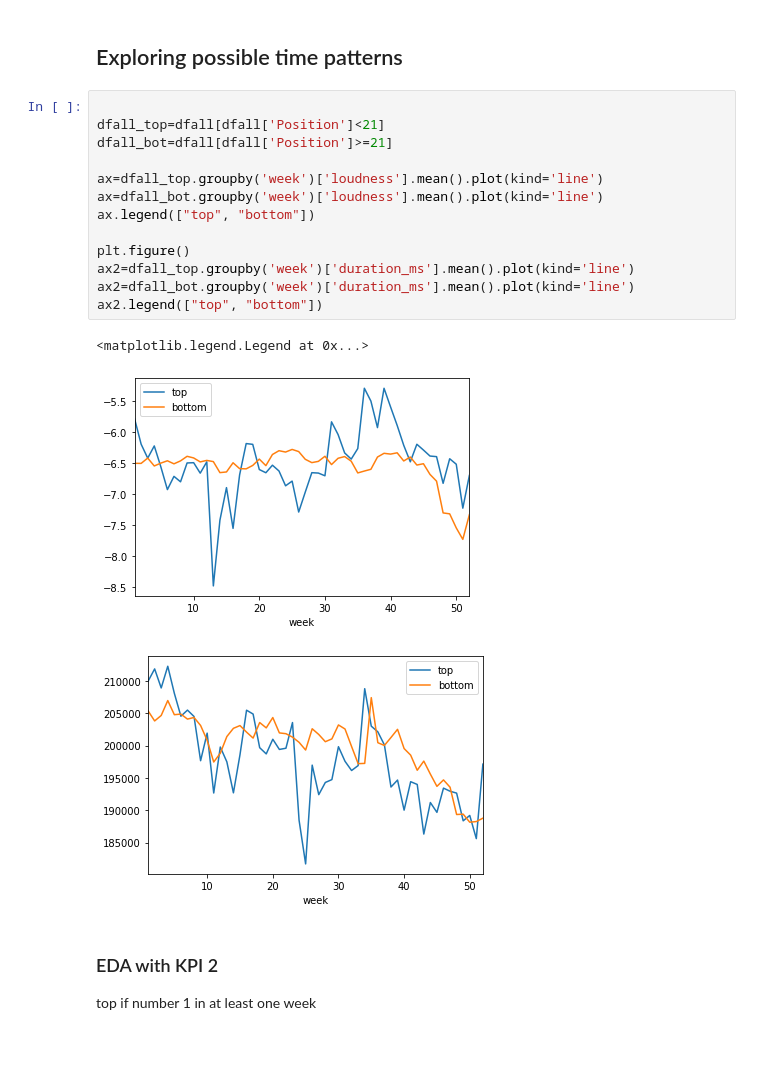
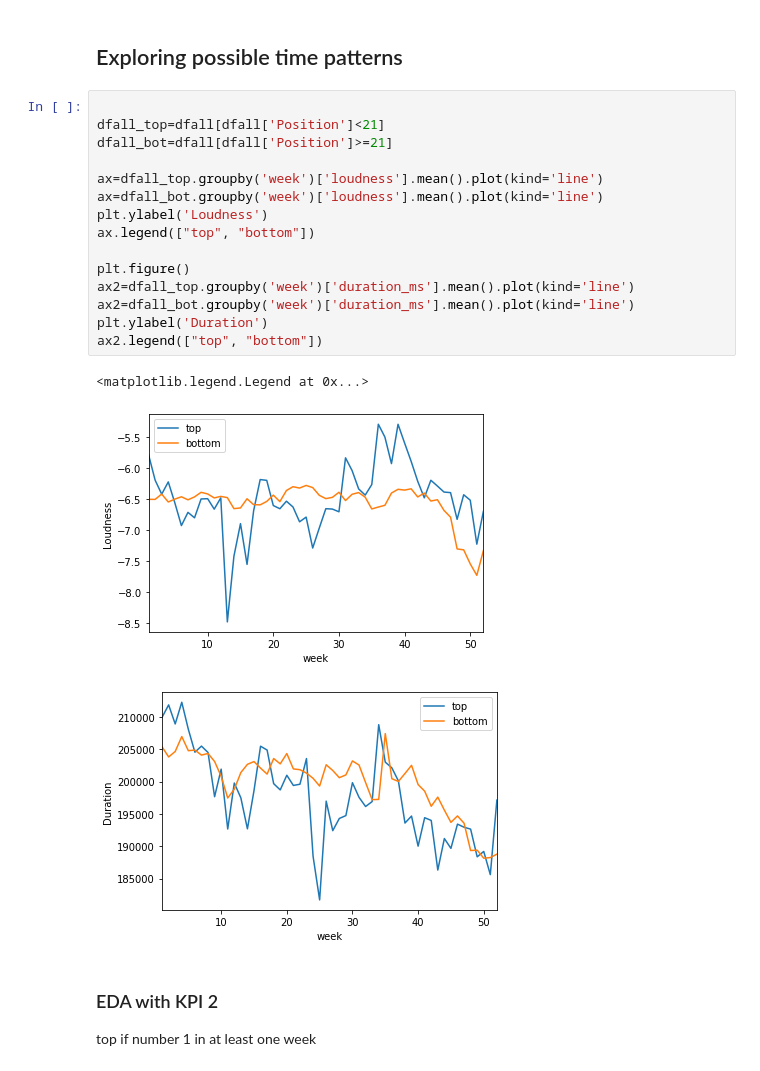
Before and after one commit to Mgallese97/Data-Science-in-Practice, a Jupyter notebook: Project/Projectupdate03052020.ipynb, the cells around one changed output. Saved outputs shown, nothing was run; the diff lists cells and outputs as text.

```diff
--- a/Project/Projectupdate03052020.ipynb
+++ b/Project/Projectupdate03052020.ipynb
@@ -274,20 +259,22 @@ for feat in features:
 # %%
 
 dfall_top=dfall[dfall['Position']<21]
 dfall_bot=dfall[dfall['Position']>=21]
 
 ax=dfall_top.groupby('week')['loudness'].mean().plot(kind='line')
 ax=dfall_bot.groupby('week')['loudness'].mean().plot(kind='line')
+plt.ylabel('Loudness')
 ax.legend(["top", "bottom"])
 
 plt.figure()
 ax2=dfall_top.groupby('week')['duration_ms'].mean().plot(kind='line')
 ax2=dfall_bot.groupby('week')['duration_ms'].mean().plot(kind='line')
+plt.ylabel('Duration')
 ax2.legend(["top", "bottom"])
 # %% [output]
 <matplotlib.legend.Legend at 0x...>
-[figure, old version]
+[figure, new version]
-[figure, old version]
+[figure, new version]
 # %% [markdown]
 ### EDA with KPI 2
 top if number 1 in at least one week
```
Also changed, not shown: parts of 79 cells of this notebook, 3 other files.
